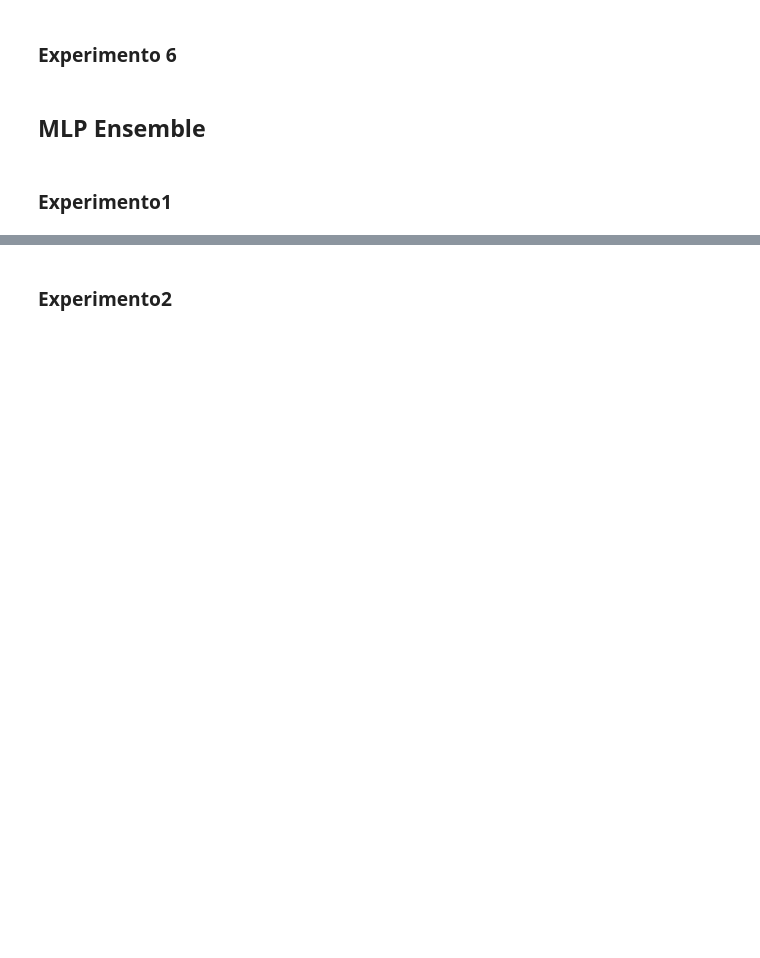
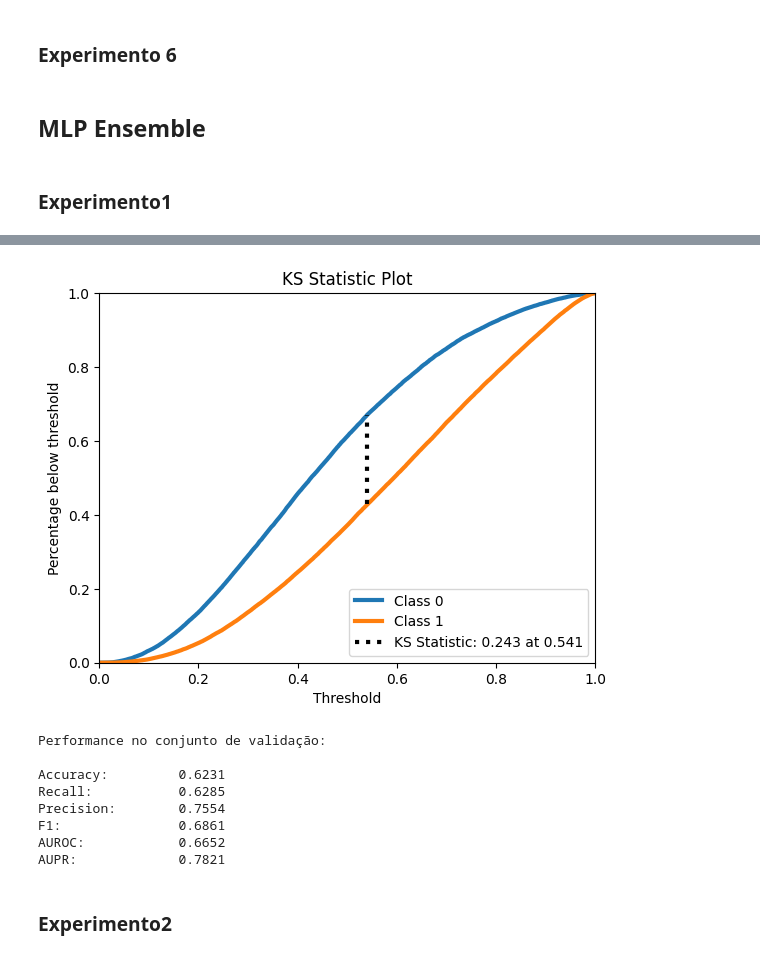
Before and after one commit to aasb2/neural-networks, a Jupyter notebook: Project.ipynb, the cells around one changed output, grey strips where cells are left out. Saved outputs shown, nothing was run; the diff lists cells and outputs as text; code cells hidden in the pictures; blank space fills up the shorter version.

```diff
--- a/Project.ipynb
+++ b/Project.ipynb
@@ -491,2 +451,18 @@ AttributeError: 'VotingClassifier' object has no attribute 'save'
+# %%
+mlp_pred_class = mlp_ens.predict(x_test)
+mlp_pred_scores = mlp_ens.predict_proba(x_test)
+accuracy, recall, precision, f1, auroc, aupr = metrics.compute_performance_metrics(y_test, mlp_pred_class, mlp_pred_scores)
+print('Performance no conjunto de validação:')
+metrics.print_metrics_summary(accuracy, recall, precision, f1, auroc, aupr)
+# %% [output]
+[figure, added]
+Performance no conjunto de validação:
+
+Accuracy:         0.6231
+Recall:           0.6285
+Precision:        0.7554
+F1:               0.6861
+AUROC:            0.6652
+AUPR:             0.7821
 # %% [markdown]
 ### Experimento2
```
Also changed, not shown: parts of 29 cells of this notebook, 2 other files.
